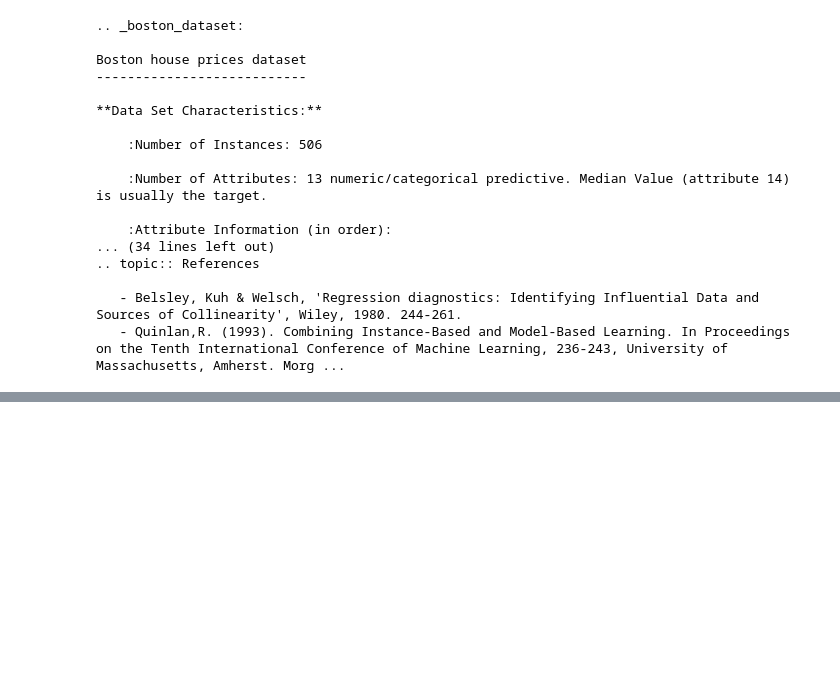
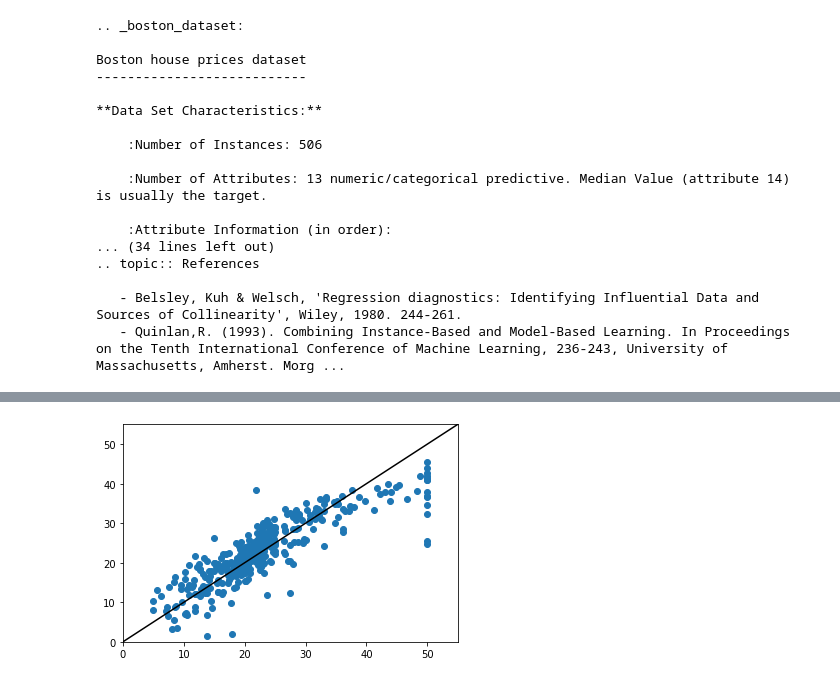
Before and after one commit to pulkit697/ml-starting, a Jupyter notebook: Intro to ML/sklearn_boston.ipynb, the cells around one changed output, grey strips where cells are left out. Saved outputs shown, nothing was run; the diff lists cells and outputs as text; code cells hidden in the pictures; blank space fills up the shorter version.

```diff
--- a/Intro to ML/sklearn_boston.ipynb
+++ b/Intro to ML/sklearn_boston.ipynb
@@ -114,0 +165,8 @@ Boston house prices dataset
+# %%
+y_pred_trained = alg1.predict(x_train)
+plt.scatter(y_train,y_pred_trained)
+plt.axis([0,55,0,55])
+plt.plot([0,55],[0,55],color='black')
+plt.show()
+# %% [output]
+[figure, added]
```
Also changed, not shown: parts of 7 cells of this notebook.
